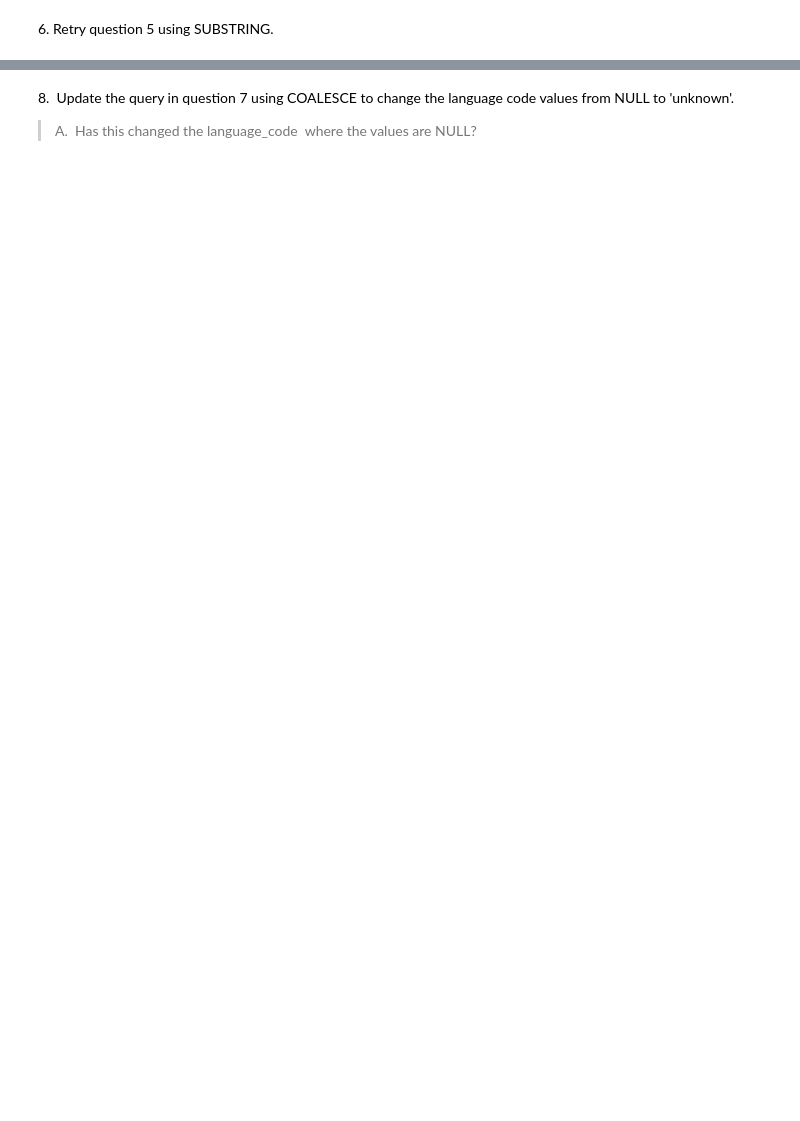
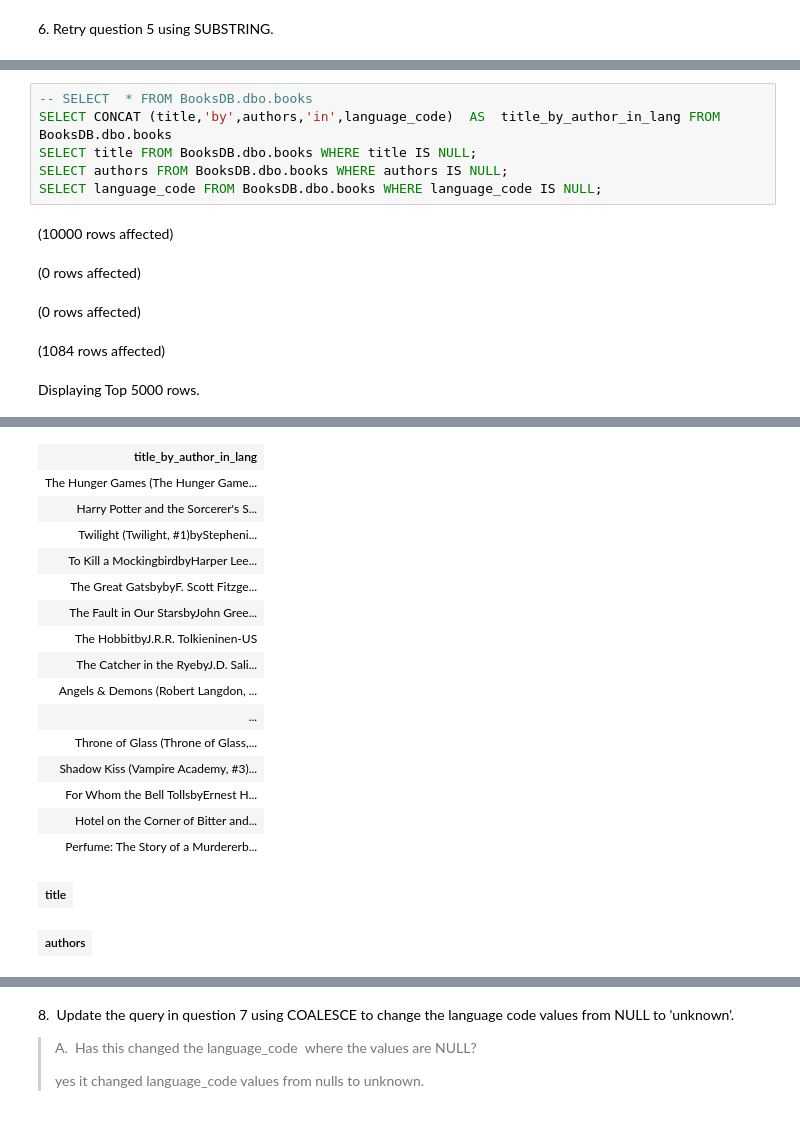
Before and after one commit to souji1991/SQL-Part-2-Studio, a Jupyter notebook: SQL-Part-2-Studio.ipynb, the cells around one changed output, grey strips where cells are left out. Saved outputs shown, nothing was run; the diff lists cells and outputs as text; blank space fills up the shorter version.

```diff
--- a/SQL-Part-2-Studio.ipynb
+++ b/SQL-Part-2-Studio.ipynb
@@ -91,0 +106,12 @@ Total execution time: 00:00:00.048
+# %%
+-- SELECT  * FROM BooksDB.dbo.books
+SELECT CONCAT (title,'by',authors,'in',language_code)  AS  title_by_author_in_lang FROM BooksDB.dbo.books
+SELECT title FROM BooksDB.dbo.books WHERE title IS NULL;
+SELECT authors FROM BooksDB.dbo.books WHERE authors IS NULL;
+SELECT language_code FROM BooksDB.dbo.books WHERE language_code IS NULL;
+# %% [output]
+(10000 rows affected)
+(0 rows affected)
+(0 rows affected)
+(1084 rows affected)
+Displaying Top 5000 rows.
@@ -91,0 +119,18 @@ Total execution time: 00:00:00.048
+| title_by_author_in_lang |
+| The Hunger Games (The Hunger Game... |
+| Harry Potter and the Sorcerer's S... |
+| Twilight (Twilight, #1)byStepheni... |
+| To Kill a MockingbirdbyHarper Lee... |
+| The Great GatsbybyF. Scott Fitzge... |
+| The Fault in Our StarsbyJohn Gree... |
+| The HobbitbyJ.R.R. Tolkieninen-US |
+| The Catcher in the RyebyJ.D. Sali... |
+| Angels & Demons (Robert Langdon, ... |
+| ... |
+| Throne of Glass (Throne of Glass,... |
+| Shadow Kiss (Vampire Academy, #3)... |
+| For Whom the Bell TollsbyErnest H... |
+| Hotel on the Corner of Bitter and... |
+| Perfume: The Story of a Murdererb... |
+| title |
+| authors |
@@ -93,3 +154,5 @@ Total execution time: 00:00:00.048
 8.  Update the query in question 7 using COALESCE to change the language code values from NULL to 'unknown'.
 
 > A.  Has this changed the language\_code  where the values are NULL?
+>
+> yes it changed language\_code values from nulls to unknown.
```
Also changed, not shown: parts of 18 cells of this notebook.
